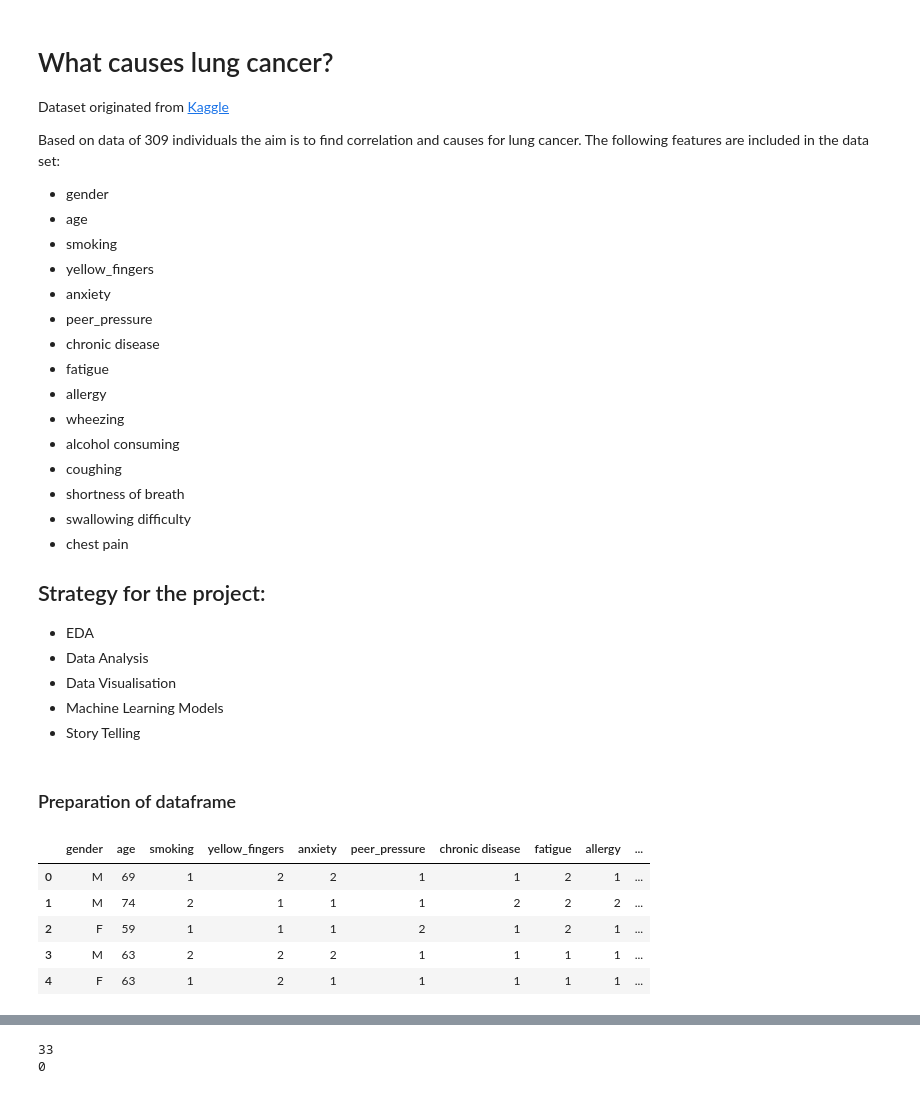
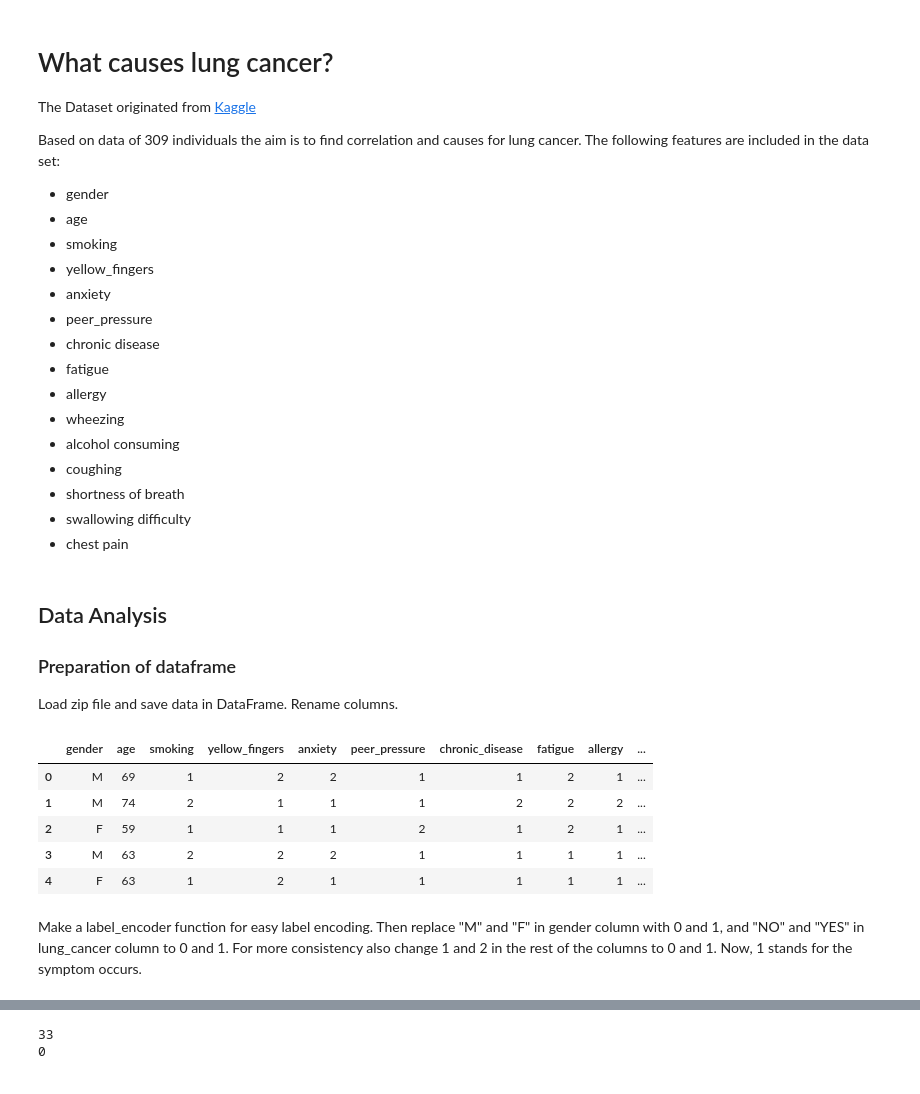
Before and after one commit to Antje1403/Data-Science-Lung-Cancer, a Jupyter notebook: Lung_cancer_Kaggle.ipynb, the cells around one changed output, grey strips where cells are left out. Cells and saved outputs as stored; diff of their text form; code cells hidden in the pictures.

```diff
--- a/Lung_cancer_Kaggle.ipynb
+++ b/Lung_cancer_Kaggle.ipynb
@@ -19,7 +19,7 @@ h3 {
 </style>
 
 # What causes lung cancer?
-Dataset originated from [Kaggle](https://www.kaggle.com/datasets/mysarahmadbhat/lung-cancer?resource=download)
+The Dataset originated from [Kaggle](https://www.kaggle.com/datasets/mysarahmadbhat/lung-cancer?resource=download)
 
 Based on data of 309 individuals the aim is to find correlation and causes for lung cancer. The following features are included in the data set:
 - gender
@@ -37,13 +37,6 @@ Based on data of 309 individuals the aim is to find correlation and causes for l
 - shortness of breath
 - swallowing difficulty
 - chest pain
-
-## Strategy for the project:
-- EDA
-- Data Analysis
-- Data Visualisation
-- Machine Learning Models
-- Story Telling
 # %%
 import zipfile
 import pandas as pd
@@ -68,37 +63,38 @@ warnings.simplefilter(action='ignore', category=FutureWarning)
 # Set option 'use_inf_as_na' to False
 pd.set_option('use_inf_as_na', False)
 # %% [markdown]
+## Data Analysis
 ### Preparation of dataframe
+Load zip file and save data in DataFrame. Rename columns.
 # %%
 # Path to the zip file
 zip_file_path = 'lung_cancer_kaggle.zip'
 
 # Extract the contents of the zip file
 with zipfile.ZipFile(zip_file_path, 'r') as zip_ref:
     zip_ref.extractall('data_lung_cancer')  # Extract the contents to a folder
 
 # Load the data from the extracted files using pandas
 data = pd.read_csv('data_lung_cancer/survey lung cancer.csv')  # Replace 'your_data_file.csv' with the actual file name
 #rename columns to lower case
-new_cols = []
-for col in list(data.columns):
-    new_cols.append(col.lower())
+
+new_cols = ['gender', 'age', 'smoking', 'yellow_fingers', 'anxiety',
+       'peer_pressure', 'chronic_disease', 'fatigue', 'allergy', 'wheezing',
+       'alcohol_consuming', 'coughing', 'shortness_of_breath',
+       'swallowing_difficulty', 'chest_pain', 'lung_cancer']
 data.columns = new_cols
-#show dataframe, Dictionary: 1 = NO, 2 = YES
 display(data.head())
-data.columns #Space at the end of allergy and fatigue
-new_cols = ['gender', 'age', 'smoking', 'yellow_fingers', 'anxiety',
-       'peer_pressure', 'chronic disease', 'fatigue', 'allergy', 'wheezing',
-       'alcohol consuming', 'coughing', 'shortness of breath',
-       'swallowing difficulty', 'chest pain', 'lung_cancer']
-data.columns = new_cols
 # %% [output]
-|  | gender | age | smoking | yellow_fingers | anxiety | peer_pressure | chronic disease | fatigue | allergy | ... |
+|  | gender | age | smoking | yellow_fingers | anxiety | peer_pressure | chronic_disease | fatigue | allergy | ... |
 | 0 | M | 69 | 1 | 2 | 2 | 1 | 1 | 2 | 1 | ... |
 | 1 | M | 74 | 2 | 1 | 1 | 1 | 2 | 2 | 2 | ... |
 | 2 | F | 59 | 1 | 1 | 1 | 2 | 1 | 2 | 1 | ... |
 | 3 | M | 63 | 2 | 2 | 2 | 1 | 1 | 1 | 1 | ... |
 | 4 | F | 63 | 1 | 2 | 1 | 1 | 1 | 1 | 1 | ... |
+# %% [markdown]
+Make a label_encoder function for easy label encoding. Then replace "M" and "F" in gender column with 0 and 1, and "NO" and "YES" in lung_cancer column to 0 and 1.
+For more consistency also change 1 and 2 in the rest of the columns to 0 and 1.
+Now, 1 stands for the symptom occurs.
 # %%
 def label_encoder(first, second, first_sub, second_sub, col_name, df):
     """
```
Also changed, not shown: parts of 44 cells of this notebook, 4 other files.
